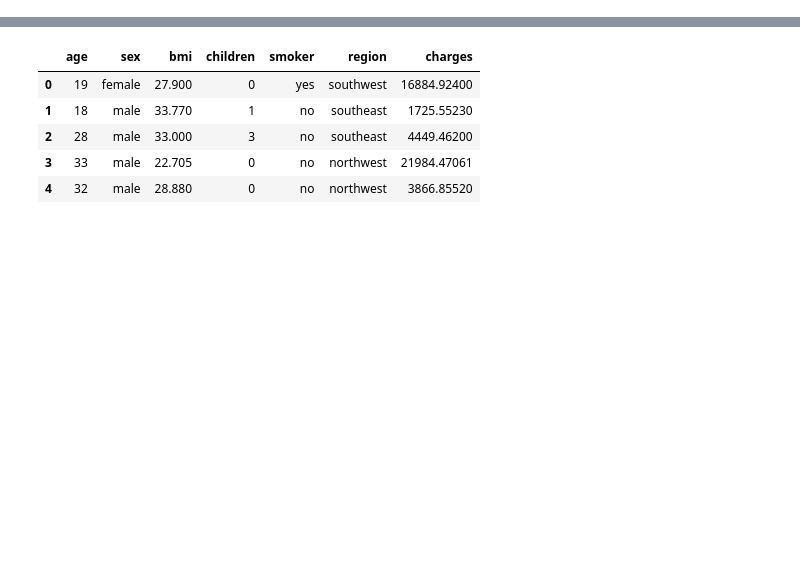
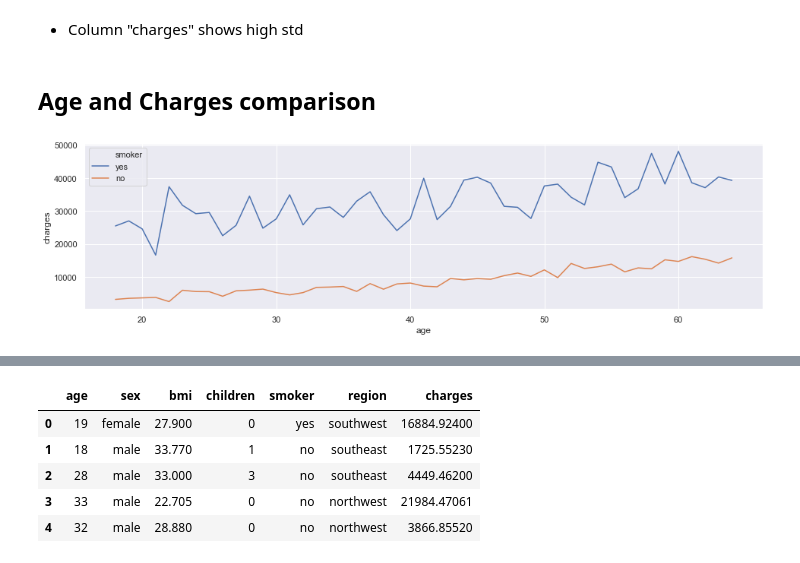
Before and after one commit to rm-kara/Medical-Insurance-Costs, a Jupyter notebook: med-costs.ipynb, the cells around one changed output, grey strips where cells are left out. Drawn from its saved outputs; the diff is of its cells as text; code cells hidden in the pictures; blank space fills up the shorter version.

Commit message:
Started EDA, added age, smoker and charg comparison

```diff
--- a/med-costs.ipynb
+++ b/med-costs.ipynb
@@ -9,0 +62,10 @@ data = pd.read_csv('Data/insurance.csv')
+# %% [markdown]
+* Column "charges" shows high std
+# %% [markdown]
+## Age and Charges comparison
+# %%
+plt.figure(figsize=(16,4))
+sns.lineplot(x='age', y='charges', data=data, hue='smoker', err_style=None)
+plt.show()
+# %% [output]
+[figure, added]
```
Also changed, not shown: parts of 11 cells of this notebook.
